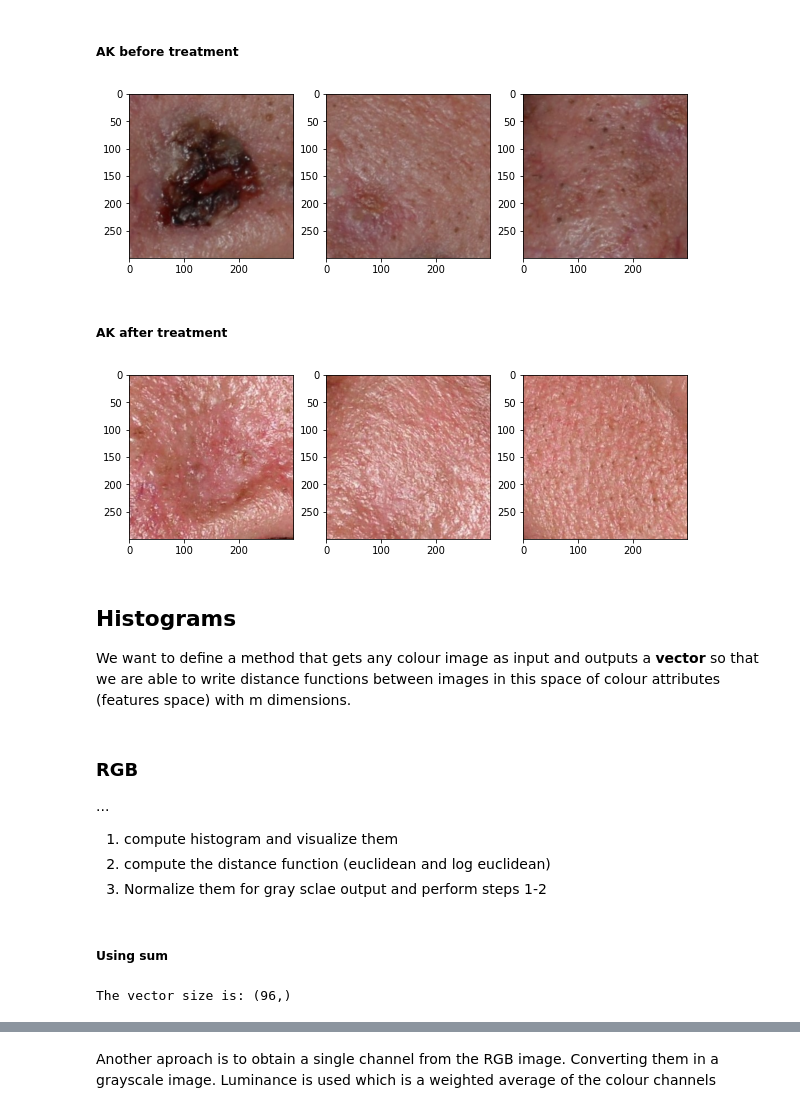
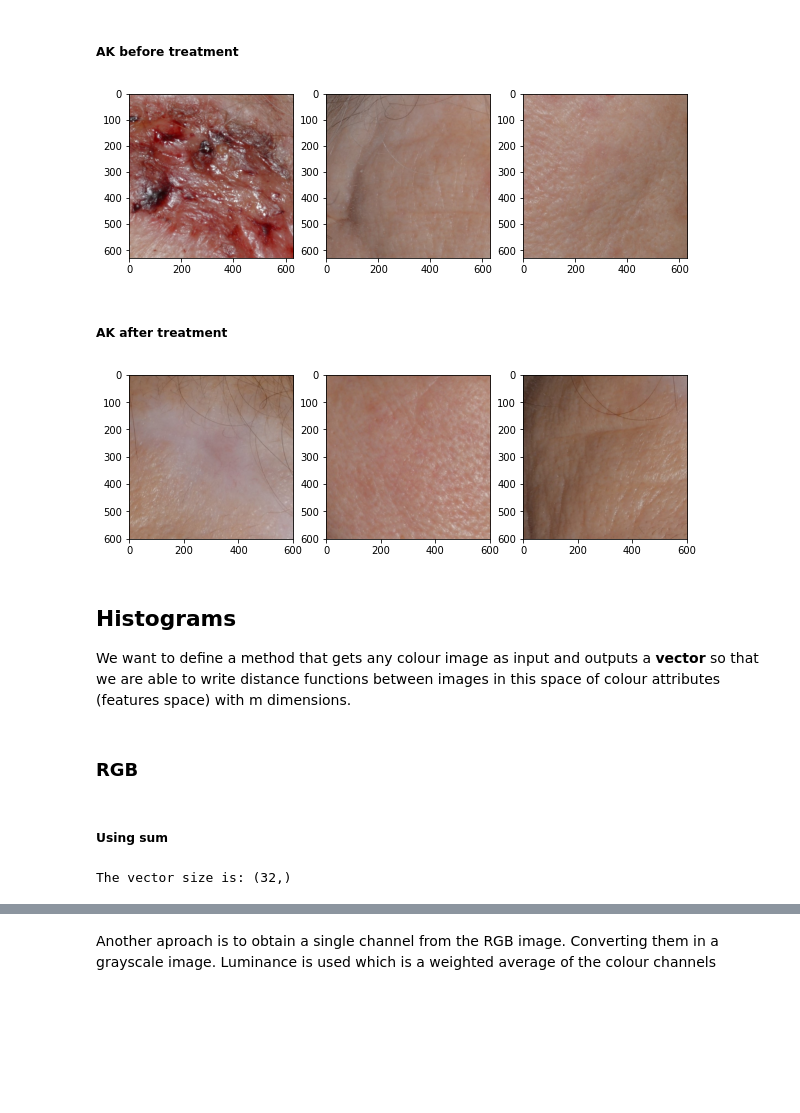
Before and after one commit to GiannisChouliaras/Thesis, a Jupyter notebook: notebooks/120522_colour_difference_using_histograms.ipynb, the cells around one changed output, grey strips where cells are left out. Drawn from its saved outputs; the diff is of its cells as text; code cells hidden in the pictures; blank space fills up the shorter version.

```diff
--- a/notebooks/120522_colour_difference_using_histograms.ipynb
+++ b/notebooks/120522_colour_difference_using_histograms.ipynb
@@ -9,17 +9,17 @@ cases = Cases()
 # %% [markdown]
 ##### AK before treatment
 # %%
-case = 'CASE141'
+case = 'CASE8'
 
 case_before = cases.before[case]
 
 plt.figure(figsize=(10, 5))
 plt.subplot(131); plt.imshow(case_before[0])
 plt.subplot(132); plt.imshow(case_before[1])
 plt.subplot(133); plt.imshow(case_before[2])
 plt.show()
 # %% [output]
-[figure, old version]
+[figure, new version]
 # %% [markdown]
 ##### AK after treatment
 # %%
@@ -31,18 +31,13 @@ plt.subplot(132); plt.imshow(case_after[1])
 plt.subplot(133); plt.imshow(case_after[2])
 plt.show()
 # %% [output]
-[figure, old version]
+[figure, new version]
 # %% [markdown]
 ## Histograms
 
 We want to define a method that gets any colour image as input and outputs a **vector** so that we are able to write distance functions between images in this space of colour attributes (features space) with m dimensions.
 # %% [markdown]
 ### RGB
-...
-
-1. compute histogram and visualize them
-2. compute the distance function (euclidean and log euclidean)
-3. Normalize them for gray sclae output and perform steps 1-2
 # %%
 # use the histograms of all RGB channels
 def global_histogram(img, bins, norm='sum', factor=512) -> np.ndarray:
@@ -74,7 +70,7 @@ def euclidean_distance(p, q):
 ##### Using sum
 # %%
 num_bins = 32
-selected_case = case_after
+selected_case = case_before
 
 # compute the histograms of the case before treatment
 rgbh_1 = global_histogram(img=selected_case[0], bins=num_bins)
@@ -83,7 +79,7 @@ rgbh_3 = global_histogram(img=selected_case[2], bins=num_bins)
 
 print(f'The vector size is: {rgbh_1.shape}')
 # %% [output]
-The vector size is: (96,)
+The vector size is: (32,)
 # %%
 # Plot the histograms
 plt.figure(figsize=(20, 5))
```
Also changed, not shown: parts of 11 cells of this notebook, 23 other files.
